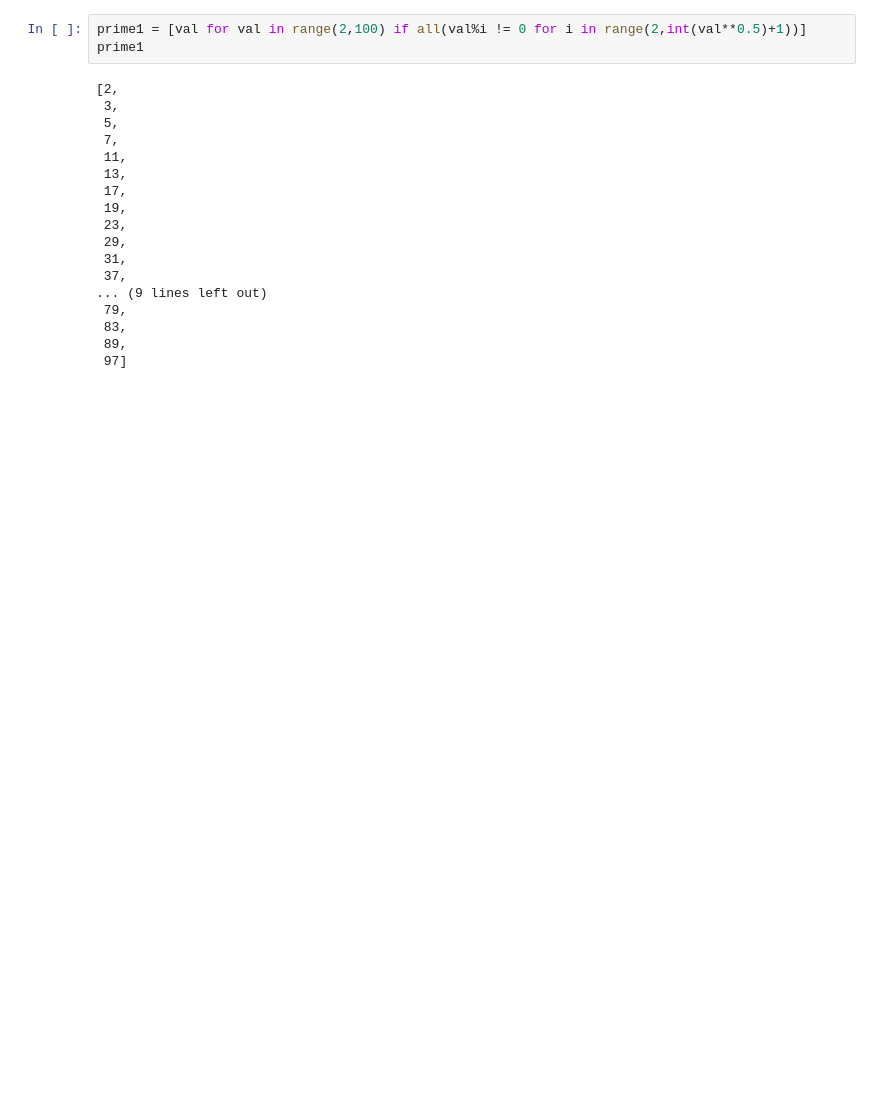
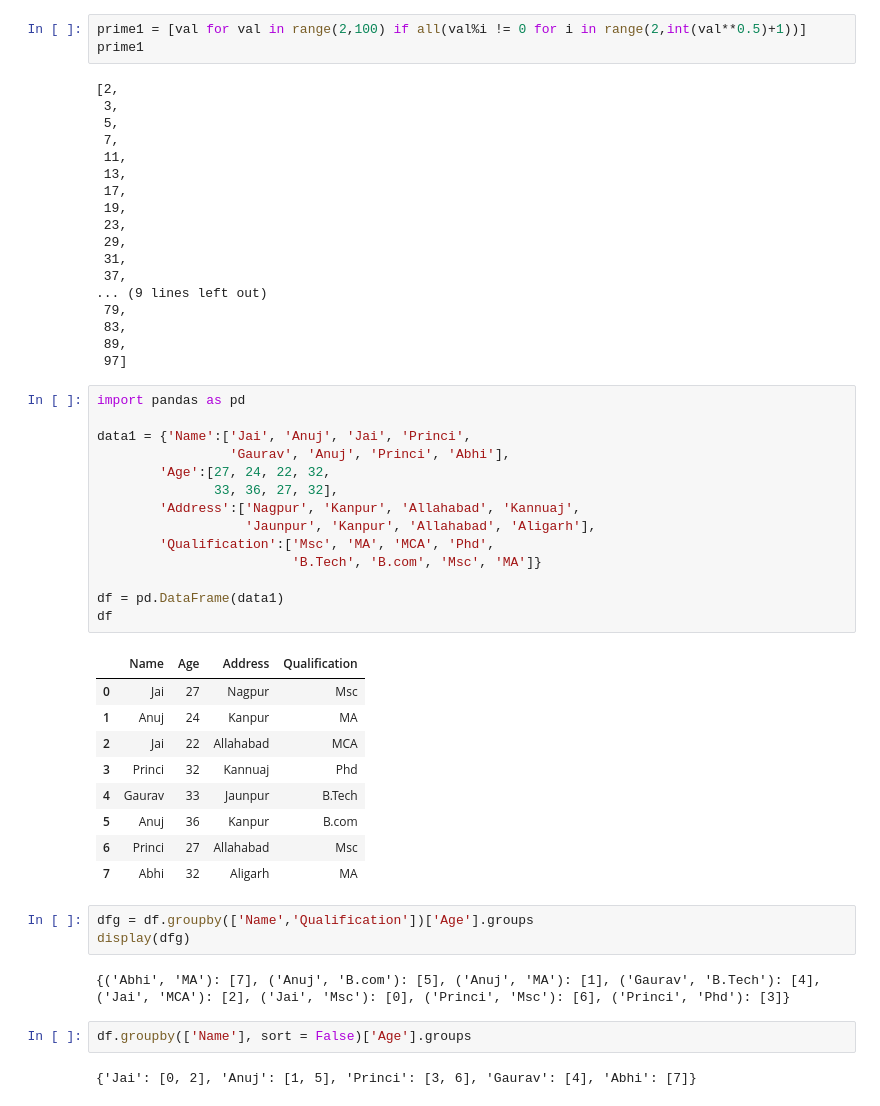
Before and after one commit to Pirate-Nirav/MachineLearning, a Jupyter notebook: PandasRevise.ipynb, the cells around one changed output. Saved outputs shown, nothing was run; the diff lists cells and outputs as text; blank space fills up the shorter version.

```diff
--- a/PandasRevise.ipynb
+++ b/PandasRevise.ipynb
@@ -1461,3 +1461,36 @@ prime1
  83,
  89,
  97]
+# %%
+import pandas as pd
+
+data1 = {'Name':['Jai', 'Anuj', 'Jai', 'Princi',
+                 'Gaurav', 'Anuj', 'Princi', 'Abhi'],
+        'Age':[27, 24, 22, 32,
+               33, 36, 27, 32],
+        'Address':['Nagpur', 'Kanpur', 'Allahabad', 'Kannuaj',
+                   'Jaunpur', 'Kanpur', 'Allahabad', 'Aligarh'],
+        'Qualification':['Msc', 'MA', 'MCA', 'Phd',
+                         'B.Tech', 'B.com', 'Msc', 'MA']}
+
+df = pd.DataFrame(data1)
+df
+# %% [output]
+|  | Name | Age | Address | Qualification |
+| 0 | Jai | 27 | Nagpur | Msc |
+| 1 | Anuj | 24 | Kanpur | MA |
+| 2 | Jai | 22 | Allahabad | MCA |
+| 3 | Princi | 32 | Kannuaj | Phd |
+| 4 | Gaurav | 33 | Jaunpur | B.Tech |
+| 5 | Anuj | 36 | Kanpur | B.com |
+| 6 | Princi | 27 | Allahabad | Msc |
+| 7 | Abhi | 32 | Aligarh | MA |
+# %%
+dfg = df.groupby(['Name','Qualification'])['Age'].groups
+display(dfg)
+# %% [output]
+{('Abhi', 'MA'): [7], ('Anuj', 'B.com'): [5], ('Anuj', 'MA'): [1], ('Gaurav', 'B.Tech'): [4], ('Jai', 'MCA'): [2], ('Jai', 'Msc'): [0], ('Princi', 'Msc'): [6], ('Princi', 'Phd'): [3]}
+# %%
+df.groupby(['Name'], sort = False)['Age'].groups
+# %% [output]
+{'Jai': [0, 2], 'Anuj': [1, 5], 'Princi': [3, 6], 'Gaurav': [4], 'Abhi': [7]}
```
Also changed, not shown: parts of 4 cells of this notebook, 12 other files.
